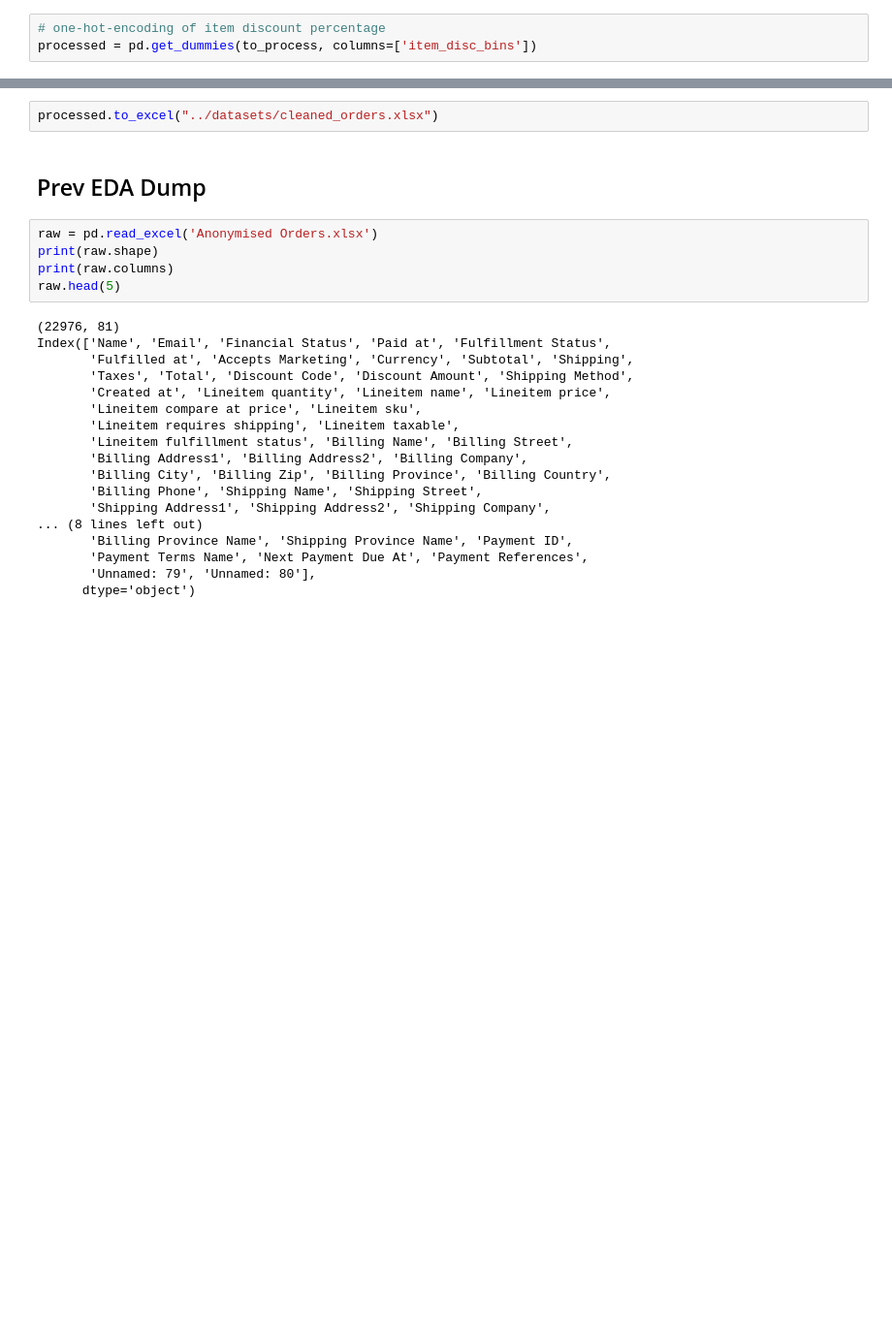
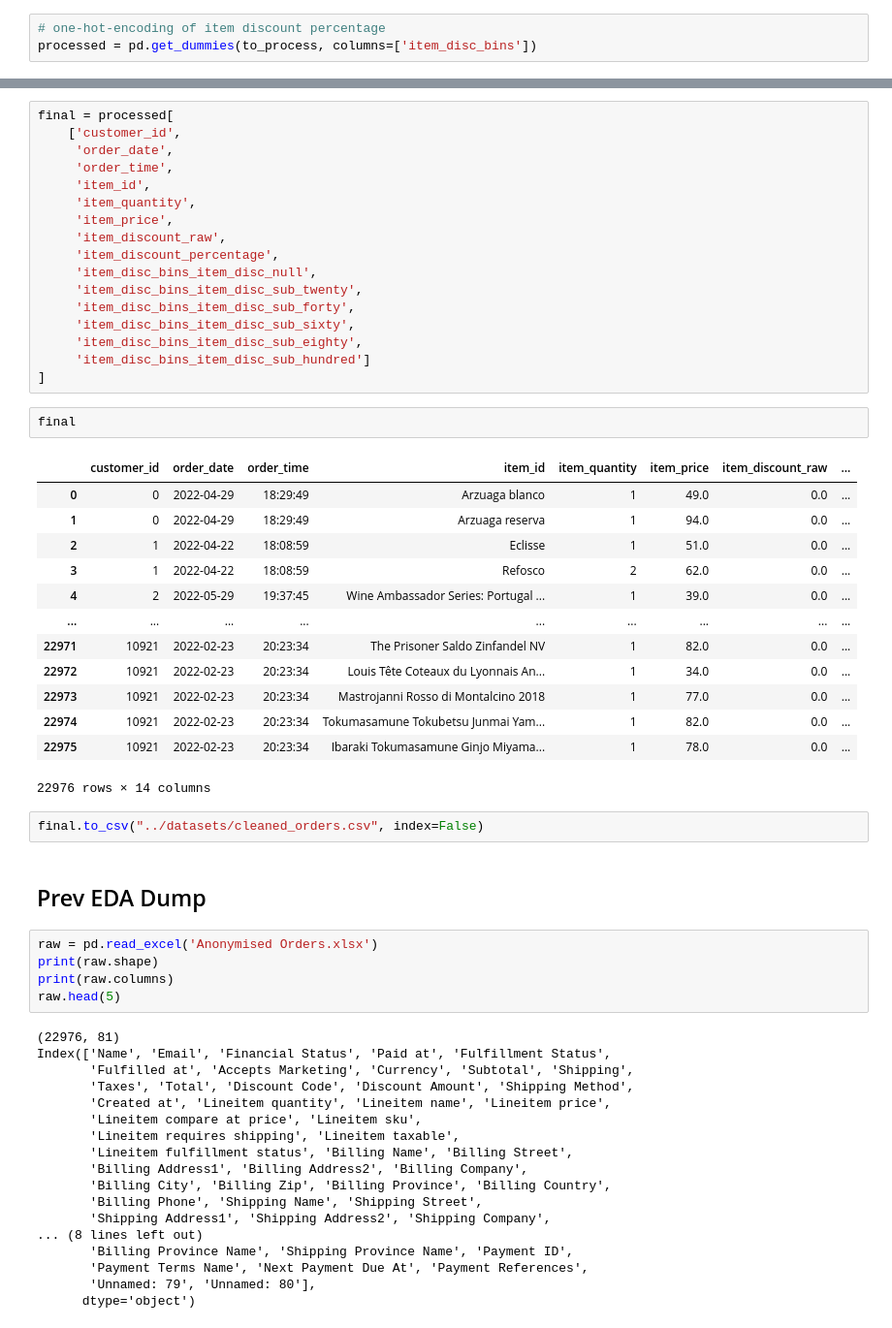
Before and after one commit to kevanoktavio/CloudWine_DemandPrediction, a Jupyter notebook: development/notebooks/eda_and_stuff.ipynb, the cells around one changed output, grey strips where cells are left out. Shown at 97% size. Drawn from its saved outputs; the diff is of its cells as text; blank space fills up the shorter version.

```diff
--- a/development/notebooks/eda_and_stuff.ipynb
+++ b/development/notebooks/eda_and_stuff.ipynb
@@ -203,5 +240,38 @@ processed
+# %%
+final = processed[
+    ['customer_id',
+     'order_date',
+     'order_time',
+     'item_id',
+     'item_quantity',
+     'item_price',
+     'item_discount_raw',
+     'item_discount_percentage',
+     'item_disc_bins_item_disc_null',
+     'item_disc_bins_item_disc_sub_twenty',
+     'item_disc_bins_item_disc_sub_forty',
+     'item_disc_bins_item_disc_sub_sixty',
+     'item_disc_bins_item_disc_sub_eighty',
+     'item_disc_bins_item_disc_sub_hundred']
+]
+# %%
+final
+# %% [output]
+|  | customer_id | order_date | order_time | item_id | item_quantity | item_price | item_discount_raw | ... |
+| 0 | 0 | 2022-04-29 | 18:29:49 | Arzuaga blanco | 1 | 49.0 | 0.0 | ... |
+| 1 | 0 | 2022-04-29 | 18:29:49 | Arzuaga reserva | 1 | 94.0 | 0.0 | ... |
+| 2 | 1 | 2022-04-22 | 18:08:59 | Eclisse | 1 | 51.0 | 0.0 | ... |
+| 3 | 1 | 2022-04-22 | 18:08:59 | Refosco | 2 | 62.0 | 0.0 | ... |
+| 4 | 2 | 2022-05-29 | 19:37:45 | Wine Ambassador Series: Portugal ... | 1 | 39.0 | 0.0 | ... |
+| ... | ... | ... | ... | ... | ... | ... | ... | ... |
+| 22971 | 10921 | 2022-02-23 | 20:23:34 | The Prisoner Saldo Zinfandel NV | 1 | 82.0 | 0.0 | ... |
+| 22972 | 10921 | 2022-02-23 | 20:23:34 | Louis Tête Coteaux du Lyonnais An... | 1 | 34.0 | 0.0 | ... |
+| 22973 | 10921 | 2022-02-23 | 20:23:34 | Mastrojanni Rosso di Montalcino 2018 | 1 | 77.0 | 0.0 | ... |
+| 22974 | 10921 | 2022-02-23 | 20:23:34 | Tokumasamune Tokubetsu Junmai Yam... | 1 | 82.0 | 0.0 | ... |
+| 22975 | 10921 | 2022-02-23 | 20:23:34 | Ibaraki Tokumasamune Ginjo Miyama... | 1 | 78.0 | 0.0 | ... |
+22976 rows × 14 columns
 # %%
-processed.to_excel("../datasets/cleaned_orders.xlsx")
+final.to_csv("../datasets/cleaned_orders.csv", index=False)
 # %% [markdown]
 ## Prev EDA Dump
 # %%
```
Also changed, not shown: parts of 10 cells of this notebook, 4 other files.
